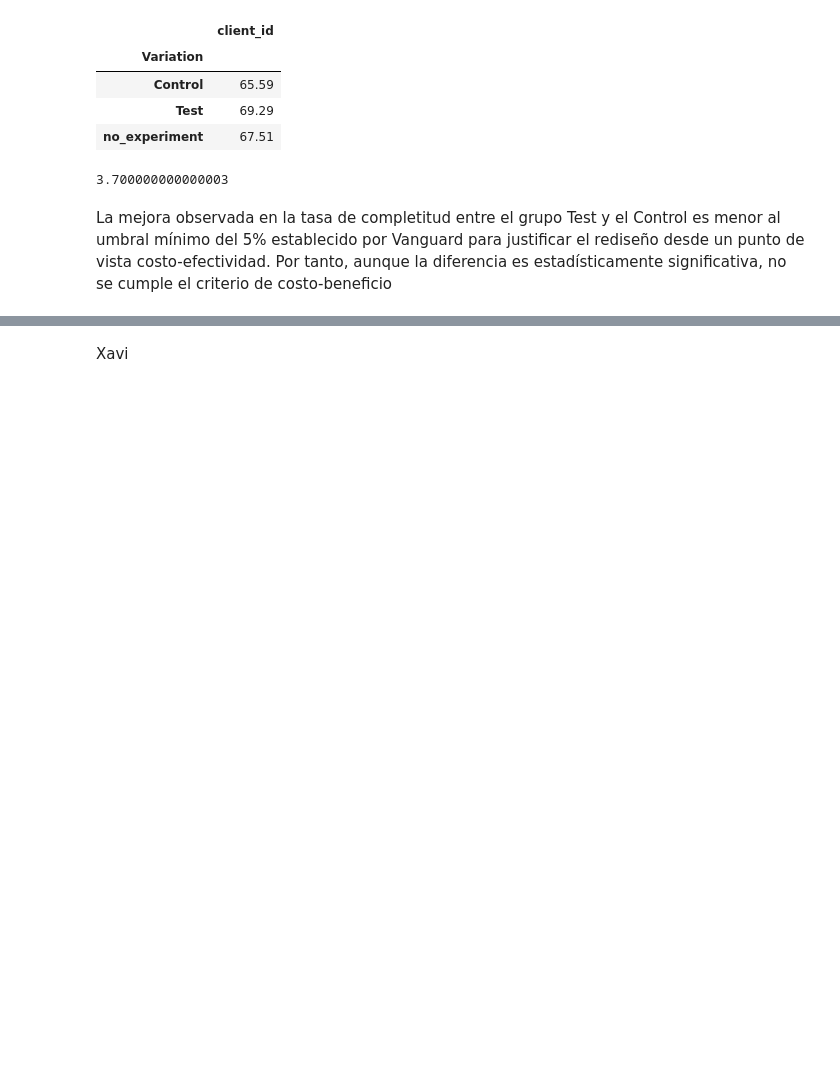
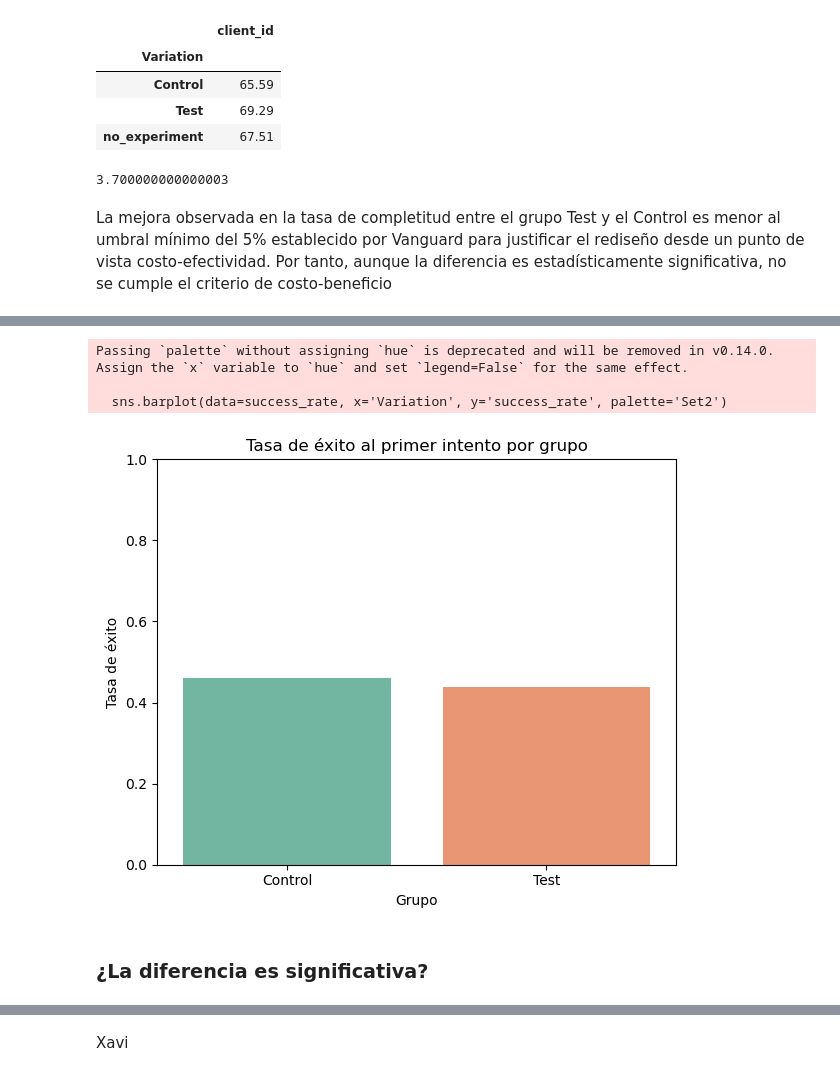
Before and after one commit to JimenezRoDA/vanguard-ab-test, a Jupyter notebook: vanguard-ab-test.ipynb, the cells around one changed output, grey strips where cells are left out. Drawn from its saved outputs; the diff is of its cells as text; code cells hidden in the pictures; blank space fills up the shorter version.

```diff
--- a/vanguard-ab-test.ipynb
+++ b/vanguard-ab-test.ipynb
@@ -990,0 +1090,3 @@ La mejora observada en la tasa de completitud entre el grupo Test y el Control e
+# %%
+completed = df_web_sorted[df_web_sorted['process_step'] == 'confirm']['client_id'].unique()
+df_completed_clients = df_web_sorted[df_web_sorted['client_id'].isin(completed)]
@@ -990,0 +1166,27 @@ La mejora observada en la tasa de completitud entre el grupo Test y el Control e
+# %%
+# Total de usuarios únicos por grupo
+total_by_group = df_merged.groupby('Variation')['client_id'].nunique()
+
+# Usuarios con éxito al primer intento por grupo
+success_by_group = df_merged[df_merged['first_attempt_success'] == True].groupby('Variation')['client_id'].nunique()
+
+# Calcular tasa
+success_rate = (success_by_group / total_by_group).reset_index(name='success_rate')
+
+# Gráfico de barras
+plt.figure(figsize=(6, 5))
+sns.barplot(data=success_rate, x='Variation', y='success_rate', palette='Set2')
+
+plt.title('Tasa de éxito al primer intento por grupo')
+plt.ylabel('Tasa de éxito')
+plt.xlabel('Grupo')
+plt.ylim(0, 1)
+plt.tight_layout()
+plt.show()
+# %% [output]
+Passing `palette` without assigning `hue` is deprecated and will be removed in v0.14.0. Assign the `x` variable to `hue` and set `legend=False` for the same effect.
+
+  sns.barplot(data=success_rate, x='Variation', y='success_rate', palette='Set2')
+[figure, added]
+# %% [markdown]
+### ¿La diferencia es significativa?
```
Also changed, not shown: parts of 36 cells of this notebook.
